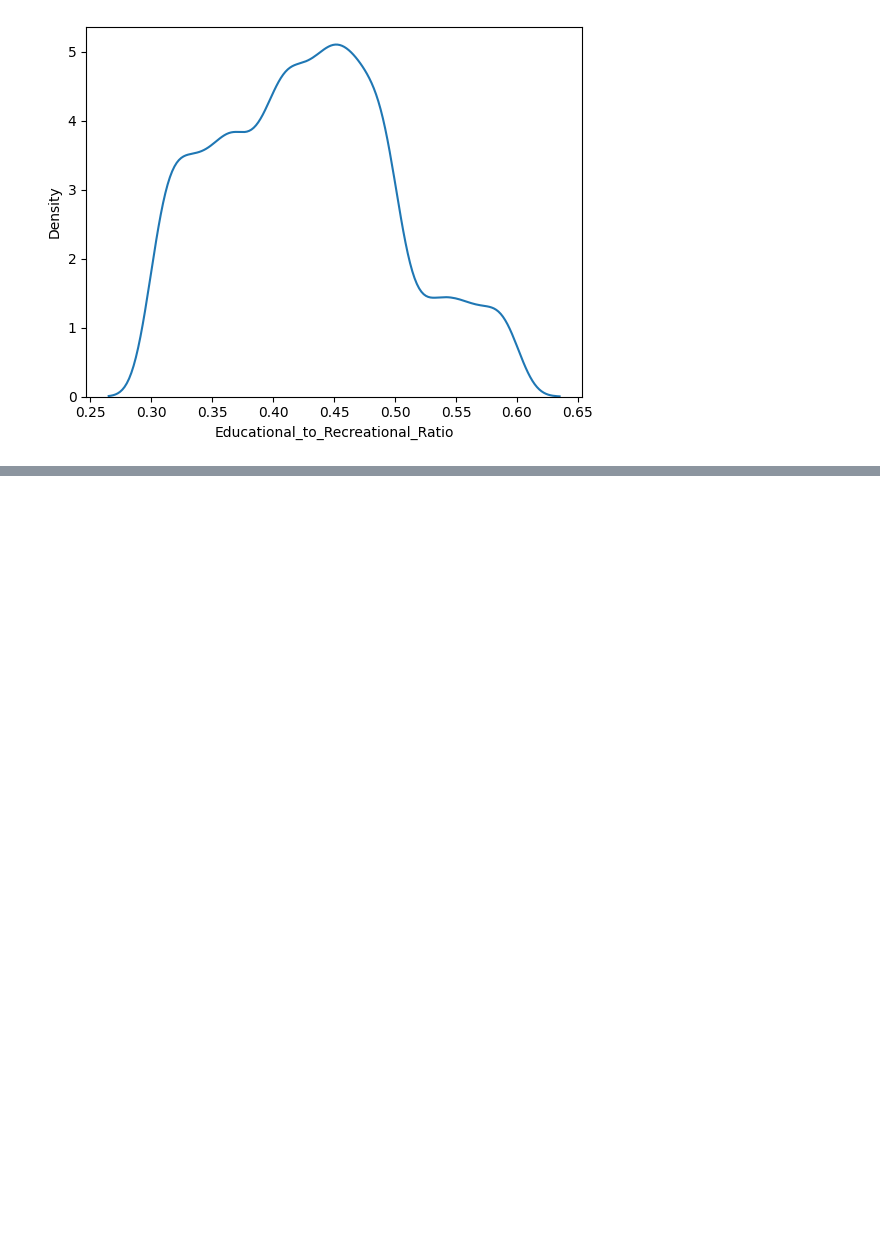
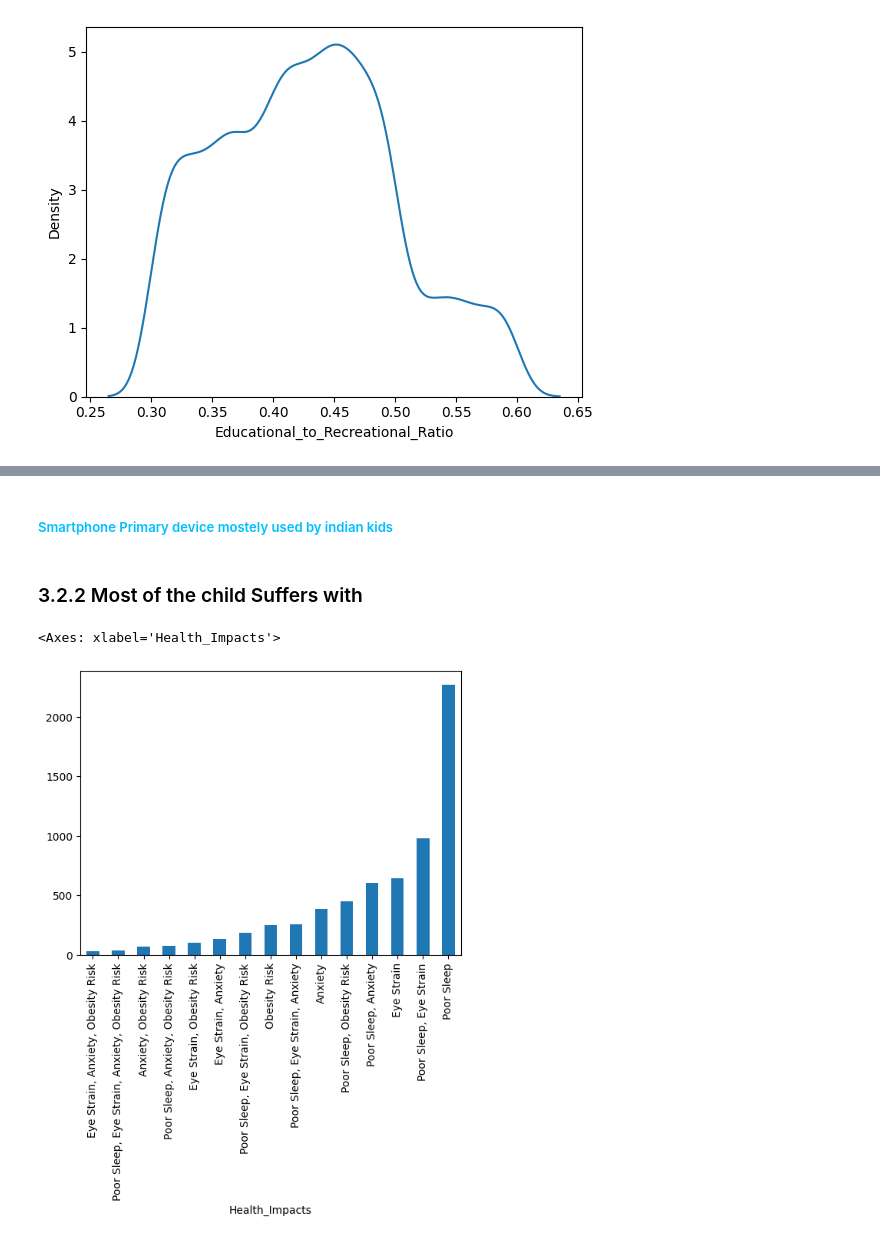
Before and after one commit to gurusharansaini/Machine-Learning, a Jupyter notebook: ML CONSEPTS/EDA/EXERCISE 6/Untitled.ipynb, the cells around one changed output, grey strips where cells are left out. Cells and saved outputs as stored; diff of their text form; code cells hidden in the pictures; blank space fills up the shorter version.

```diff
--- a/ML CONSEPTS/EDA/EXERCISE 6/Untitled.ipynb
+++ b/ML CONSEPTS/EDA/EXERCISE 6/Untitled.ipynb
@@ -265,0 +189,9 @@ sns.heatmap(pd.crosstab(df['Gender'],df['Exceeded_Recommended_Limit']))
+# %% [markdown]
+##### <span style='color:deepskyblue'>Smartphone Primary device mostely used by indian kids</span>
+# %% [markdown]
+### 3.2.2 Most of the child Suffers with <span id='3.2.2'></span>
+# %%
+df['Health_Impacts'].value_counts().sort_values().plot(kind='bar')
+# %% [output]
+<Axes: xlabel='Health_Impacts'>
+[figure, added]
```
Also changed, not shown: parts of 62 cells of this notebook, 7 other files.
